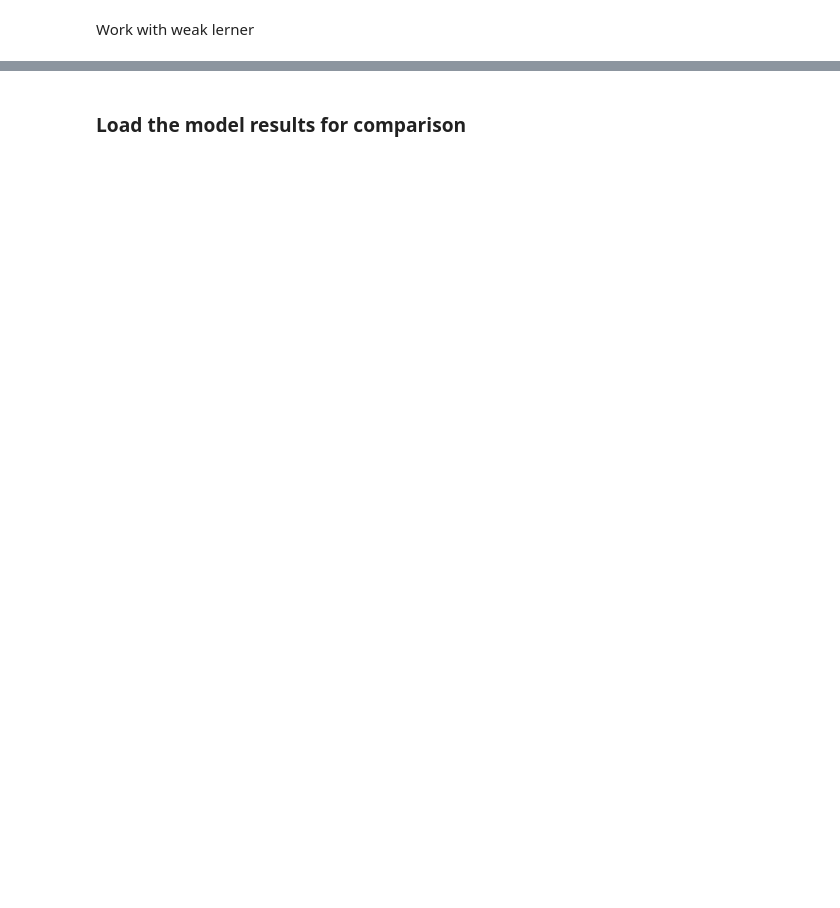
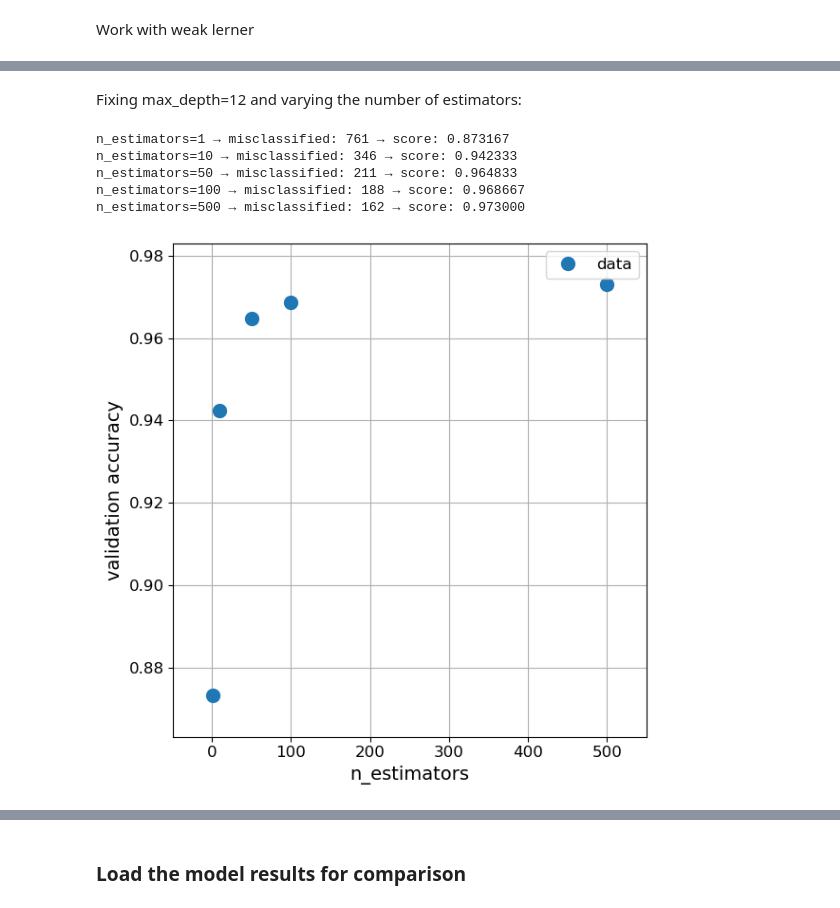
Before and after one commit to leyla-louache/mnist-project, a Jupyter notebook: notebooks/04_ensemble.ipynb, the cells around one changed output, grey strips where cells are left out. Saved outputs shown, nothing was run; the diff lists cells and outputs as text; code cells hidden in the pictures; blank space fills up the shorter version.

```diff
--- a/notebooks/04_ensemble.ipynb
+++ b/notebooks/04_ensemble.ipynb
@@ -524,7 +386,7 @@ plot_res_mod(
 # cross validation
 kfold = RepeatedStratifiedKFold(n_splits=5, n_repeats=5)
 
-for k in range(1, 41):
+for k in range(1, 20):
     clf = KNeighborsClassifier(n_neighbors=k)
     scores = cross_val_score(clf, x_train, y_train, cv=kfold)
     print('k {:02}'.format(k), ": {:.6f}".format(scores.mean()))
@@ -1154,0 +933,9 @@ plot_res([estims, estims], [np.array(score_train), np.array(score_val)], is_data
+# %%
+### setup of model
+n_estimators = 50
+
+for md in [1, 2, 4, 8, 10, 12, 14]:
+    clf = DecisionTreeClassifier(max_depth=md, random_state=42)
+    mclf = AdaBoostClassifier(estimator=clf, n_estimators=n_estimators, random_state=42)
+    mclf.fit(x_train, y_train)
+    print(f"max_depth={md} → misclassified: {(1-mclf.score(x_val,y_val))*len(x_val):.0f} → score: {mclf.score(x_val,y_val):.6f}")
@@ -1154,0 +950,9 @@ plot_res([estims, estims], [np.array(score_train), np.array(score_val)], is_data
+# %%
+### setup of model
+n_estimators = 100
+
+for md in [1, 2, 4, 8, 10, 12, 14]:
+    clf = DecisionTreeClassifier(max_depth=md, random_state=42)
+    mclf = AdaBoostClassifier(estimator=clf, n_estimators=n_estimators, random_state=42)
+    mclf.fit(x_train, y_train)
+    print(f"max_depth={md} → misclassified: {(1-mclf.score(x_val,y_val))*len(x_val):.0f} → score: {mclf.score(x_val,y_val):.6f}")
@@ -1154,0 +967,35 @@ plot_res([estims, estims], [np.array(score_train), np.array(score_val)], is_data
+# %% [markdown]
+Fixing max_depth=12 and varying the number of estimators:
+# %%
+score_val = []
+
+estimators_list = [1, 10, 50, 100, 500]
+clf = DecisionTreeClassifier(max_depth=12, random_state=42)
+
+for n_estimators in estimators_list:
+
+    mclf = AdaBoostClassifier(
+        estimator=clf,
+        n_estimators=n_estimators,
+        random_state=42
+    )
+
+    mclf.fit(x_train, y_train)
+
+    score = mclf.score(x_val, y_val)
+    score_val.append(score)
+    print(f"n_estimators={n_estimators} → misclassified: {(1-mclf.score(x_val,y_val))*len(x_val):.0f} → score: {score:.6f}")
+
+plot_res_mod(
+    estimators_list,
+    np.array(score_val),
+    xlabel="n_estimators",
+    ylabel="validation accuracy"
+)
+# %% [output]
+n_estimators=1 → misclassified: 761 → score: 0.873167
+n_estimators=10 → misclassified: 346 → score: 0.942333
+n_estimators=50 → misclassified: 211 → score: 0.964833
+n_estimators=100 → misclassified: 188 → score: 0.968667
+n_estimators=500 → misclassified: 162 → score: 0.973000
+[figure, added]
```
Also changed, not shown: parts of 73 cells of this notebook.
